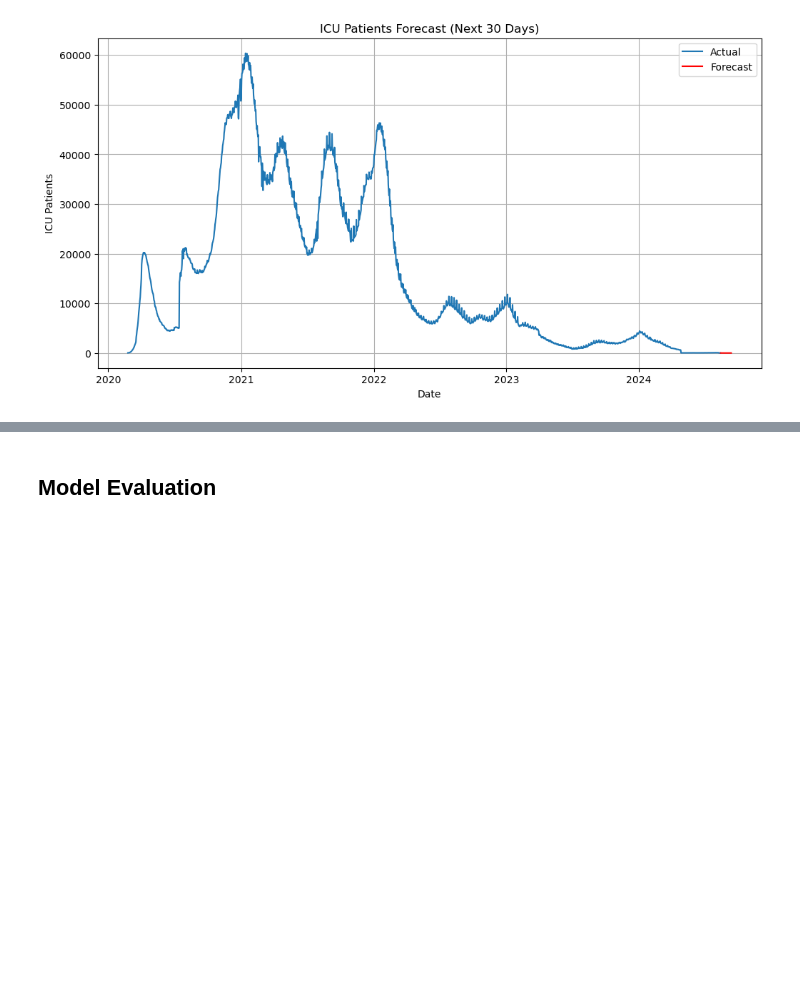
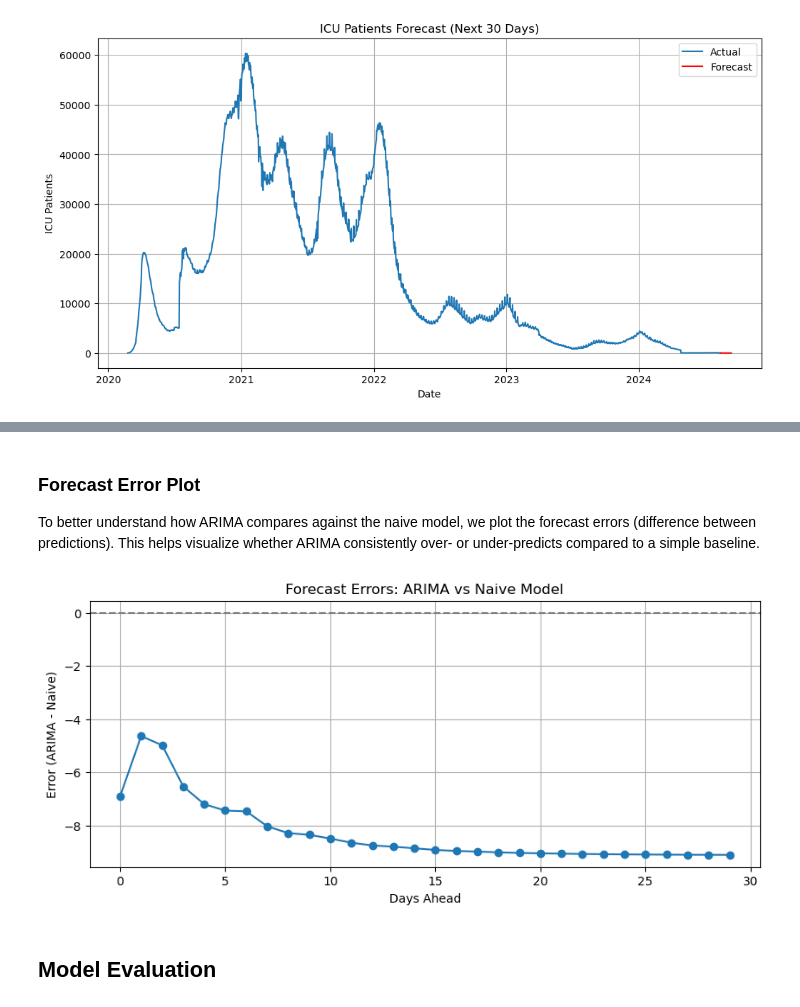
Before and after one commit to AyubNaomi/GP_DS1, a Jupyter notebook: forecasting.ipynb, the cells around one changed output, grey strips where cells are left out. Drawn from its saved outputs; the diff is of its cells as text; code cells hidden in the pictures; blank space fills up the shorter version.

```diff
--- a/forecasting.ipynb
+++ b/forecasting.ipynb
@@ -165,3 +212,21 @@ plt.show()
+# %% [markdown]
+### Forecast Error Plot
+To better understand how ARIMA compares against the naive model, we plot the forecast errors (difference between predictions). This helps visualize whether ARIMA consistently over- or under-predicts compared to a simple baseline.
+# %%
+# Calculate forecast errors between ARIMA and Naive predictions
+errors = forecast.values - naive_forecast.values
+
+# Plot the forecast errors
+plt.figure(figsize=(10, 4))
+plt.plot(errors, marker='o')
+plt.title("Forecast Errors: ARIMA vs Naive Model")
+plt.xlabel("Days Ahead")
+plt.ylabel("Error (ARIMA - Naive)")
+plt.axhline(0, color='gray', linestyle='--')
+plt.grid(True)
+plt.show()
+# %% [output]
+[figure, added]
 # %% [markdown]
 ## Model Evaluation
 # %% [markdown]
```
Also changed, not shown: parts of 9 cells of this notebook.
